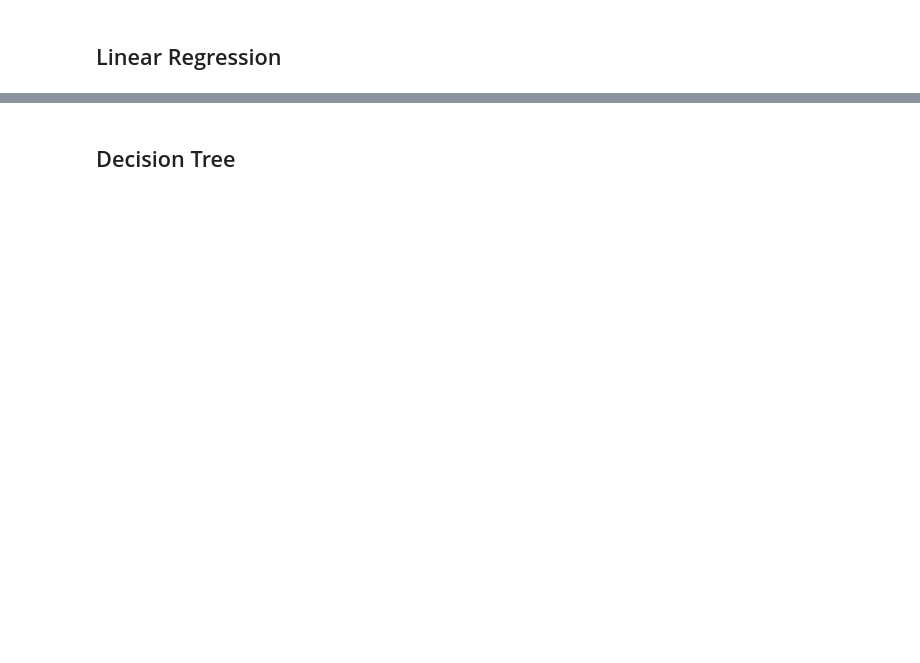
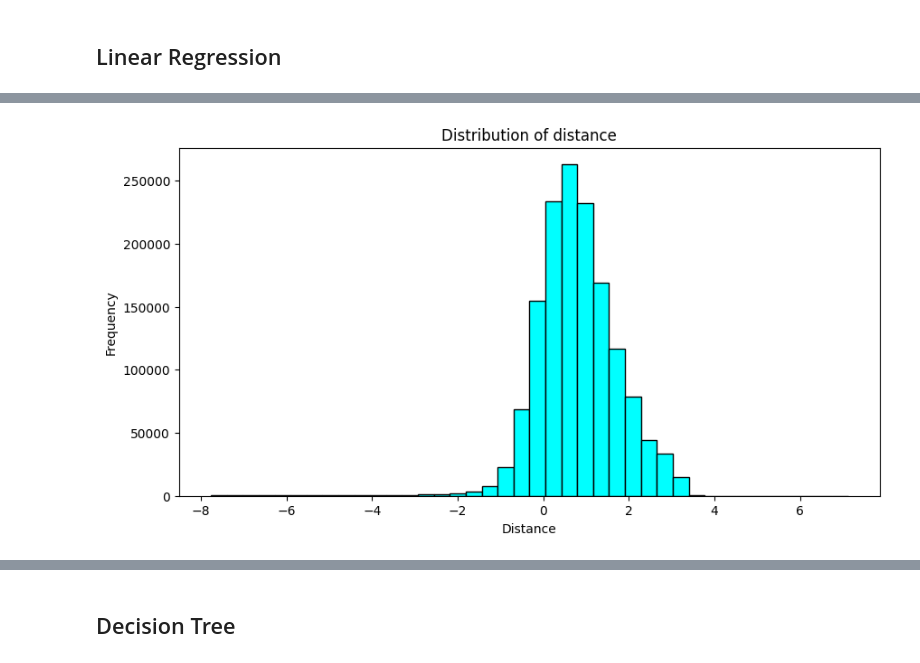
Before and after one commit to JavierMoraga1/midterm_project, a Jupyter notebook: notebook.ipynb, the cells around one changed output, grey strips where cells are left out. Cells and saved outputs as stored; diff of their text form; code cells hidden in the pictures; blank space fills up the shorter version.

```diff
--- a/notebook.ipynb
+++ b/notebook.ipynb
@@ -222,6 +387,18 @@ def cDirection(lat1, lng1, lat2, lng2):
   x = np.cos(lat1) * np.sin(lat2) - np.sin(lat1) * np.cos(lat2) * np.cos(lng_delta_rad)
   return np.degrees(np.arctan2(y, x))
 # %%
-df['hdistance'] = hDistance(df.pickup_latitude.values, df.pickup_longitude.values, df.dropoff_latitude.values, df.dropoff_longitude.values)
-df['cdirection'] = cDirection(df.pickup_latitude.values, df.pickup_longitude.values, df.dropoff_latitude.values, df.dropoff_longitude.values)
-df_full_train, df_train, df_val, df_test, y_train, y_val, y_test = split_dataframe(df)
+df_tmp = df
+df_tmp['hdistance'] = hDistance(df_tmp.pickup_latitude.values, df_tmp.pickup_longitude.values, df_tmp.dropoff_latitude.values, df_tmp.dropoff_longitude.values)
+df_tmp['cdirection'] = cDirection(df_tmp.pickup_latitude.values, df_tmp.pickup_longitude.values, df_tmp.dropoff_latitude.values, df_tmp.dropoff_longitude.values)
+df_full_train, df_test = split_dataframe(df_tmp)
+# %%
+plt.figure(figsize=(10, 5))
+
+sns.histplot(np.log(df.hdistance.values), bins=40, color='cyan', alpha=1)
+plt.ylabel('Frequency')
+plt.xlabel('Distance')
+plt.title('Distribution of distance')
+
+plt.show()
+# %% [output]
+[figure, added]
```
Also changed, not shown: parts of 58 cells of this notebook, 8 other files.
